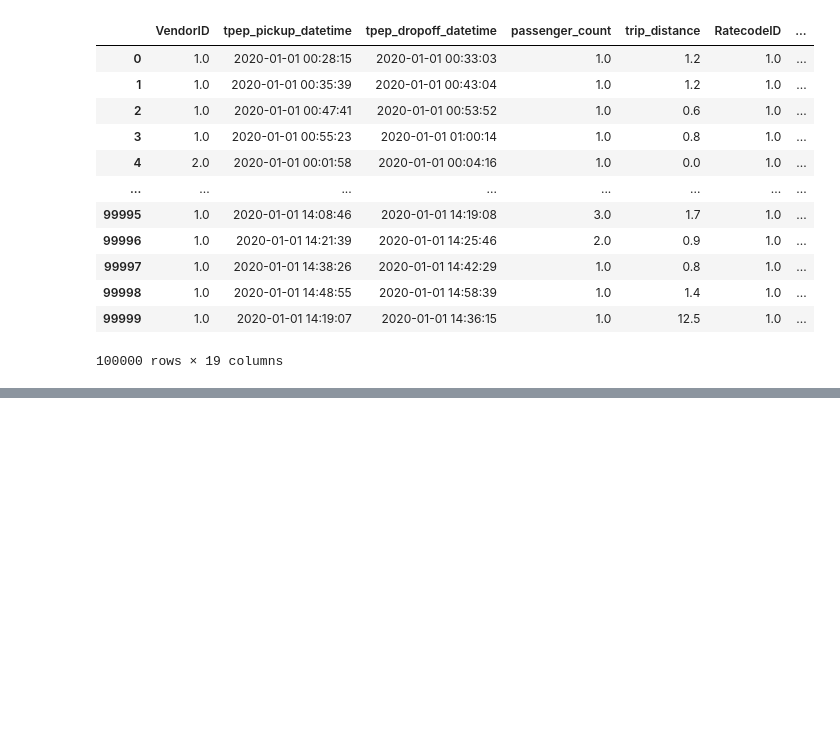
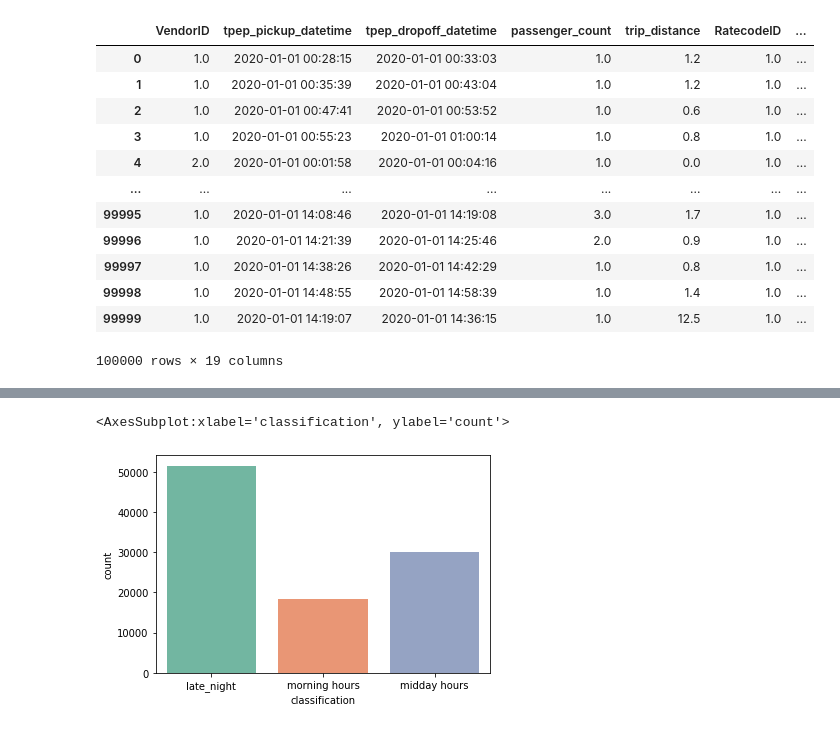
Before and after one commit to Medaib/CIS-1415, a Jupyter notebook: final.ipynb, the cells around one changed output, grey strips where cells are left out. Saved outputs shown, nothing was run; the diff lists cells and outputs as text; code cells hidden in the pictures; blank space fills up the shorter version.

```diff
--- a/final.ipynb
+++ b/final.ipynb
@@ -65,6 +65,40 @@ df_trips['tpep_dropoff_datetime'] = pd.to_datetime(df_trips['tpep_dropoff_dateti
 df_trips['hr_pickup'] = df_trips['tpep_pickup_datetime'].dt.hour
 
 df_trips['hr_dropoff'] = df_trips['tpep_dropoff_datetime'].dt.hour
+
+#creating the late night dataframe
+latenight_1 = df_trips.loc[(df_trips['hr_pickup']>=22) & (df_trips['hr_dropoff']<4)]
+
+latenight_2 = df_trips.loc[(df_trips['hr_pickup']<4)]
+
+latenight = pd.concat([latenight_1, latenight_2])
+
+latenight['classification'] = 'late_night'
+
+#morning hours dataframe
+
+morning_hours = df_trips.loc[(df_trips['hr_pickup'] >=4) & (df_trips['hr_pickup']<10)]
+
+morning_hours = morning_hours.loc[(morning_hours['hr_dropoff']>=4) &(morning_hours['hr_dropoff']<10)]
+
+morning_hours['classification'] = 'morning hours'
+
+
+#creating midday hours dataframe
+
+
+midday_hours = df_trips.loc[(df_trips['hr_pickup']>=10) & df_trips['hr_pickup']<16]
+
+midday_hours = midday_hours.loc[(midday_hours['hr_dropoff']>=10) & (midday_hours['hr_dropoff']<16)]
+
+midday_hours['classification'] = 'midday hours'
+
+#concating all of the dataframes together
+timezoned_trips = pd.concat([latenight, morning_hours])
+
+timezoned_trips = pd.concat([timezoned_trips, midday_hours])
+
+timezoned_trips
 # %% [output]
 A value is trying to be set on a copy of a slice from a DataFrame.
 Try using .loc[row_indexer,col_indexer] = value instead
@@ -88,0 +136,7 @@ See the caveats in the documentation: https://pandas.pydata.org/pandas-docs/stab
+# %%
+# A count plot showing the distribution of our specified timezones
+
+sns.countplot(timezoned_trips['classification'], palette = "Set2")
+# %% [output]
+<AxesSubplot:xlabel='classification', ylabel='count'>
+[figure, added]
```
Also changed, not shown: parts of 4 cells of this notebook.
